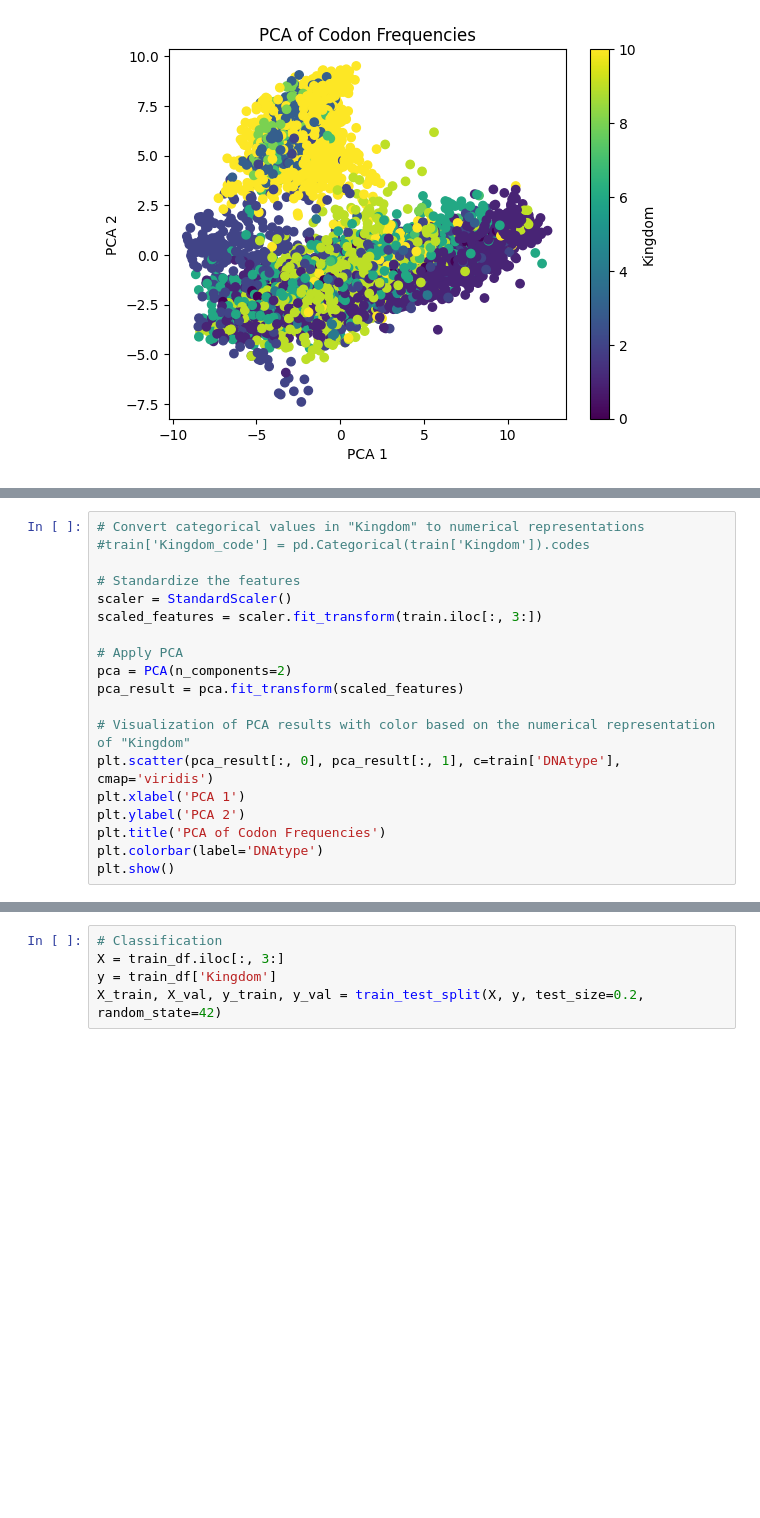
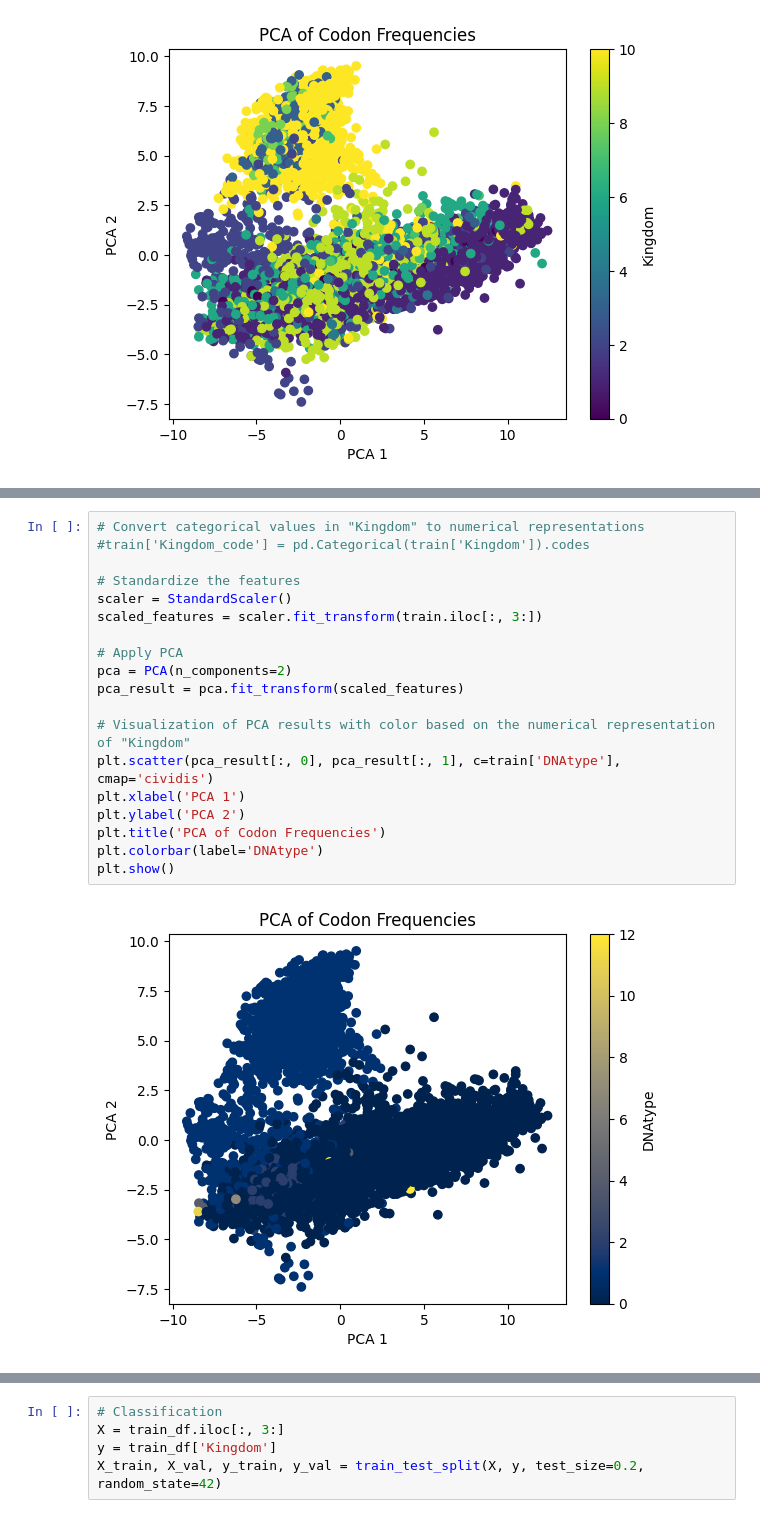
Before and after one commit to AriannaRigamonti/MachineLearning, a Jupyter notebook: MachineLearning_hw.ipynb, the cells around one changed output, grey strips where cells are left out. Saved outputs shown, nothing was run; the diff lists cells and outputs as text; blank space fills up the shorter version.

```diff
--- a/MachineLearning_hw.ipynb
+++ b/MachineLearning_hw.ipynb
@@ -137,19 +130,21 @@ plt.show()
 # %%
 # Convert categorical values in "Kingdom" to numerical representations
 #train['Kingdom_code'] = pd.Categorical(train['Kingdom']).codes
 
 # Standardize the features
 scaler = StandardScaler()
 scaled_features = scaler.fit_transform(train.iloc[:, 3:])
 
 # Apply PCA
 pca = PCA(n_components=2)
 pca_result = pca.fit_transform(scaled_features)
 
 # Visualization of PCA results with color based on the numerical representation of "Kingdom"
-plt.scatter(pca_result[:, 0], pca_result[:, 1], c=train['DNAtype'], cmap='viridis')
+plt.scatter(pca_result[:, 0], pca_result[:, 1], c=train['DNAtype'], cmap='cividis')
 plt.xlabel('PCA 1')
 plt.ylabel('PCA 2')
 plt.title('PCA of Codon Frequencies')
 plt.colorbar(label='DNAtype')
 plt.show()
+# %% [output]
+[figure, added]
```
Also changed, not shown: parts of 8 cells of this notebook.
